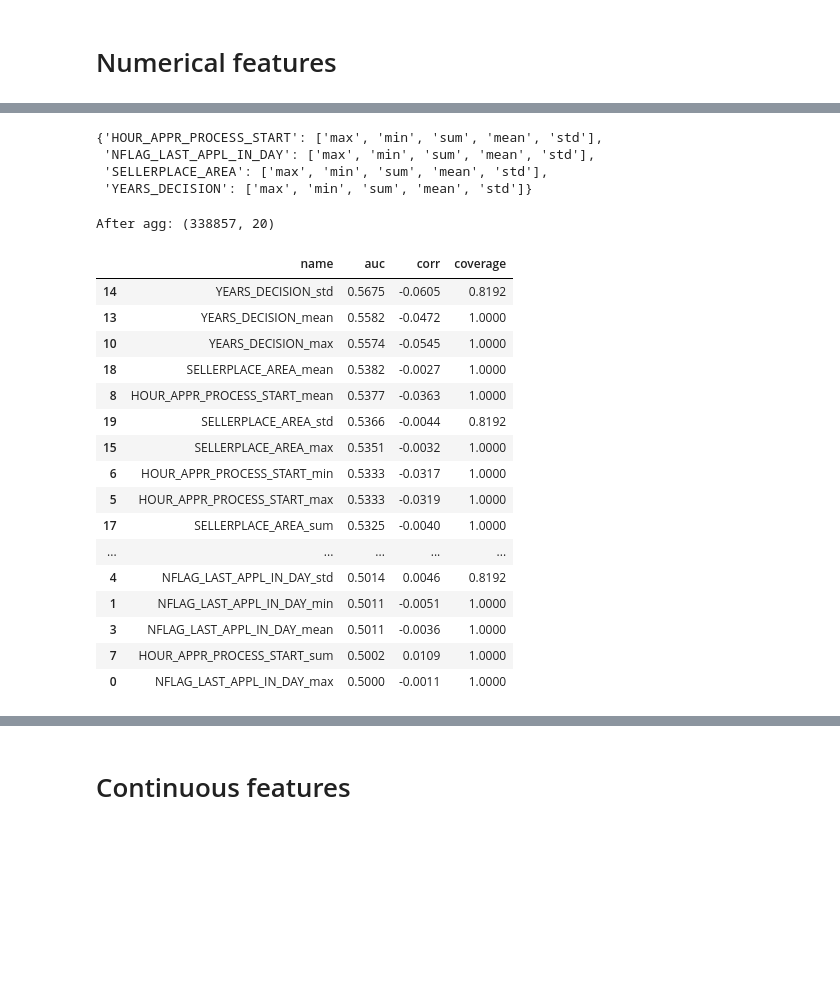
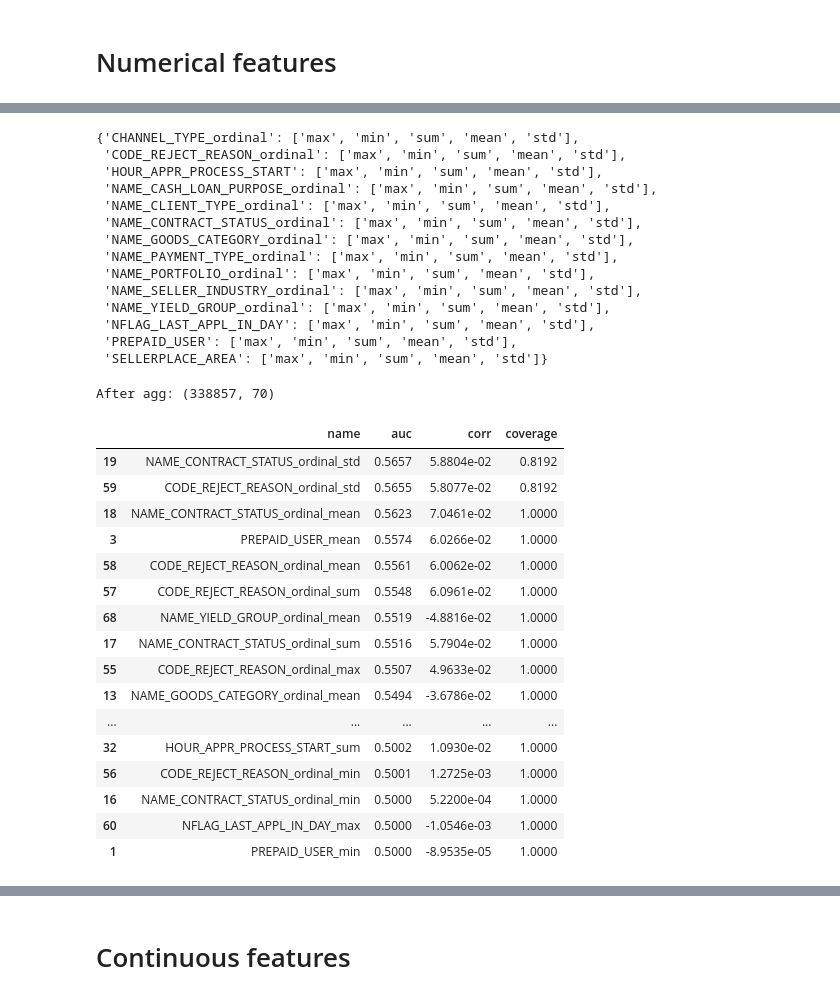
Before and after one commit to ongxuanhong/data-science-mini-course, a Jupyter notebook: 04_feature_engineering/005_prev_app.ipynb, the cells around one changed output, grey strips where cells are left out. Drawn from its saved outputs; the diff is of its cells as text; code cells hidden in the pictures; blank space fills up the shorter version.

Commit message:
Update prev app

```diff
--- a/04_feature_engineering/005_prev_app.ipynb
+++ b/04_feature_engineering/005_prev_app.ipynb
@@ -71,0 +322,19 @@ pdf_meta = pd.read_csv(meta_path)
+# %%
+ls_to_ordinal = [
+    "NAME_CASH_LOAN_PURPOSE",
+    "NAME_CONTRACT_STATUS",
+    "NAME_PAYMENT_TYPE",
+    "CODE_REJECT_REASON",
+    "NAME_CLIENT_TYPE",
+    "NAME_GOODS_CATEGORY",
+    "NAME_PORTFOLIO",
+    "CHANNEL_TYPE",
+    "NAME_SELLER_INDUSTRY",
+    "NAME_YIELD_GROUP"
+]
+for cname in ls_to_ordinal:
+    print("Encoding {}...".format(cname))
+    pdf_prev_app = ordinal_encoding(pdf_prev_app, cname)
+
+# drop columns
+pdf_prev_app.drop(columns=ls_to_ordinal, inplace=True)
@@ -71,0 +360,4 @@ pdf_meta = pd.read_csv(meta_path)
+# %%
+# Fill na là Unaccompanied
+pdf_prev_app.loc[pdf_prev_app["NAME_TYPE_SUITE"].isna(), "NAME_TYPE_SUITE"] = "Unaccompanied"
+pdf_prev_app["NAME_TYPE_SUITE"].isna().mean()
@@ -166,7 +451,9 @@ print(pdf_agg01.shape)
 # Numerical features
 # %%
 # get list numerical attributes
-ls_num = pdf_meta.query("sub_type == 'int64'")["name"].tolist()
+# ls_num = pdf_meta.query("sub_type == 'int64'")["name"].tolist()
+series_type = pdf_prev_app.dtypes
+ls_num = series_type[series_type == "int64"].index.tolist()
 ls_num = [col for col in ls_num if col not in ["SK_ID_PREV", "SK_ID_CURR"]]
 ls_num
 # %% [output]
@@ -187,31 +484,38 @@ pdf_num.head()
-# %%
-pdf_num["YEARS_DECISION"] = pdf_num["DAYS_DECISION"] / -365
 # %%
 %%time
-ls_agg = ["SK_ID_CURR", "HOUR_APPR_PROCESS_START", "YEARS_DECISION", "NFLAG_LAST_APPL_IN_DAY", "SELLERPLACE_AREA"]
-pdf_agg02 = agg_common_data(pdf_num[ls_agg], ["max", "min", "sum", "mean", "std"], main_key="SK_ID_CURR")
+pdf_agg02 = agg_common_data(pdf_num[["SK_ID_CURR"] + ls_num], ["max", "min", "sum", "mean", "std"], main_key="SK_ID_CURR")
 eval_agg02 = feature_evaluate(pdf_train_filtered, pdf_agg02)
 display(eval_agg02)
 # %% [output]
-{'HOUR_APPR_PROCESS_START': ['max', 'min', 'sum', 'mean', 'std'],
+{'CHANNEL_TYPE_ordinal': ['max', 'min', 'sum', 'mean', 'std'],
+ 'CODE_REJECT_REASON_ordinal': ['max', 'min', 'sum', 'mean', 'std'],
+ 'HOUR_APPR_PROCESS_START': ['max', 'min', 'sum', 'mean', 'std'],
+ 'NAME_CASH_LOAN_PURPOSE_ordinal': ['max', 'min', 'sum', 'mean', 'std'],
+ 'NAME_CLIENT_TYPE_ordinal': ['max', 'min', 'sum', 'mean', 'std'],
+ 'NAME_CONTRACT_STATUS_ordinal': ['max', 'min', 'sum', 'mean', 'std'],
+ 'NAME_GOODS_CATEGORY_ordinal': ['max', 'min', 'sum', 'mean', 'std'],
+ 'NAME_PAYMENT_TYPE_ordinal': ['max', 'min', 'sum', 'mean', 'std'],
+ 'NAME_PORTFOLIO_ordinal': ['max', 'min', 'sum', 'mean', 'std'],
+ 'NAME_SELLER_INDUSTRY_ordinal': ['max', 'min', 'sum', 'mean', 'std'],
+ 'NAME_YIELD_GROUP_ordinal': ['max', 'min', 'sum', 'mean', 'std'],
  'NFLAG_LAST_APPL_IN_DAY': ['max', 'min', 'sum', 'mean', 'std'],
- 'SELLERPLACE_AREA': ['max', 'min', 'sum', 'mean', 'std'],
- 'YEARS_DECISION': ['max', 'min', 'sum', 'mean', 'std']}
+ 'PREPAID_USER': ['max', 'min', 'sum', 'mean', 'std'],
+ 'SELLERPLACE_AREA': ['max', 'min', 'sum', 'mean', 'std']}
-After agg: (338857, 20)
+After agg: (338857, 70)
 |  | name | auc | corr | coverage |
-| 14 | YEARS_DECISION_std | 0.5675 | -0.0605 | 0.8192 |
-| 13 | YEARS_DECISION_mean | 0.5582 | -0.0472 | 1.0000 |
-| 10 | YEARS_DECISION_max | 0.5574 | -0.0545 | 1.0000 |
-| 18 | SELLERPLACE_AREA_mean | 0.5382 | -0.0027 | 1.0000 |
-| 8 | HOUR_APPR_PROCESS_START_mean | 0.5377 | -0.0363 | 1.0000 |
-| 19 | SELLERPLACE_AREA_std | 0.5366 | -0.0044 | 0.8192 |
-| 15 | SELLERPLACE_AREA_max | 0.5351 | -0.0032 | 1.0000 |
-| 6 | HOUR_APPR_PROCESS_START_min | 0.5333 | -0.0317 | 1.0000 |
-| 5 | HOUR_APPR_PROCESS_START_max | 0.5333 | -0.0319 | 1.0000 |
-| 17 | SELLERPLACE_AREA_sum | 0.5325 | -0.0040 | 1.0000 |
+| 19 | NAME_CONTRACT_STATUS_ordinal_std | 0.5657 | 5.8804e-02 | 0.8192 |
+| 59 | CODE_REJECT_REASON_ordinal_std | 0.5655 | 5.8077e-02 | 0.8192 |
+| 18 | NAME_CONTRACT_STATUS_ordinal_mean | 0.5623 | 7.0461e-02 | 1.0000 |
+| 3 | PREPAID_USER_mean | 0.5574 | 6.0266e-02 | 1.0000 |
+| 58 | CODE_REJECT_REASON_ordinal_mean | 0.5561 | 6.0062e-02 | 1.0000 |
+| 57 | CODE_REJECT_REASON_ordinal_sum | 0.5548 | 6.0961e-02 | 1.0000 |
+| 68 | NAME_YIELD_GROUP_ordinal_mean | 0.5519 | -4.8816e-02 | 1.0000 |
+| 17 | NAME_CONTRACT_STATUS_ordinal_sum | 0.5516 | 5.7904e-02 | 1.0000 |
+| 55 | CODE_REJECT_REASON_ordinal_max | 0.5507 | 4.9633e-02 | 1.0000 |
+| 13 | NAME_GOODS_CATEGORY_ordinal_mean | 0.5494 | -3.6786e-02 | 1.0000 |
 | ... | ... | ... | ... | ... |
-| 4 | NFLAG_LAST_APPL_IN_DAY_std | 0.5014 | 0.0046 | 0.8192 |
-| 1 | NFLAG_LAST_APPL_IN_DAY_min | 0.5011 | -0.0051 | 1.0000 |
-| 3 | NFLAG_LAST_APPL_IN_DAY_mean | 0.5011 | -0.0036 | 1.0000 |
-| 7 | HOUR_APPR_PROCESS_START_sum | 0.5002 | 0.0109 | 1.0000 |
-| 0 | NFLAG_LAST_APPL_IN_DAY_max | 0.5000 | -0.0011 | 1.0000 |
+| 32 | HOUR_APPR_PROCESS_START_sum | 0.5002 | 1.0930e-02 | 1.0000 |
+| 56 | CODE_REJECT_REASON_ordinal_min | 0.5001 | 1.2725e-03 | 1.0000 |
+| 16 | NAME_CONTRACT_STATUS_ordinal_min | 0.5000 | 5.2200e-04 | 1.0000 |
+| 60 | NFLAG_LAST_APPL_IN_DAY_max | 0.5000 | -1.0546e-03 | 1.0000 |
+| 1 | PREPAID_USER_min | 0.5000 | -8.9535e-05 | 1.0000 |
```
Also changed, not shown: parts of 62 cells of this notebook.
